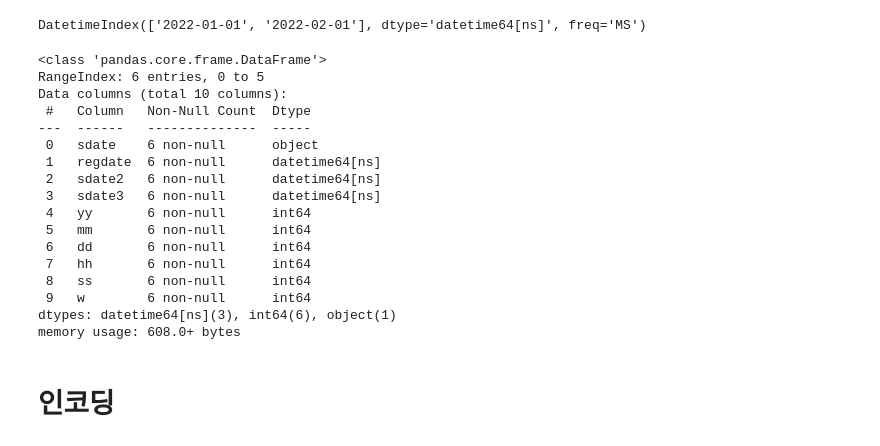
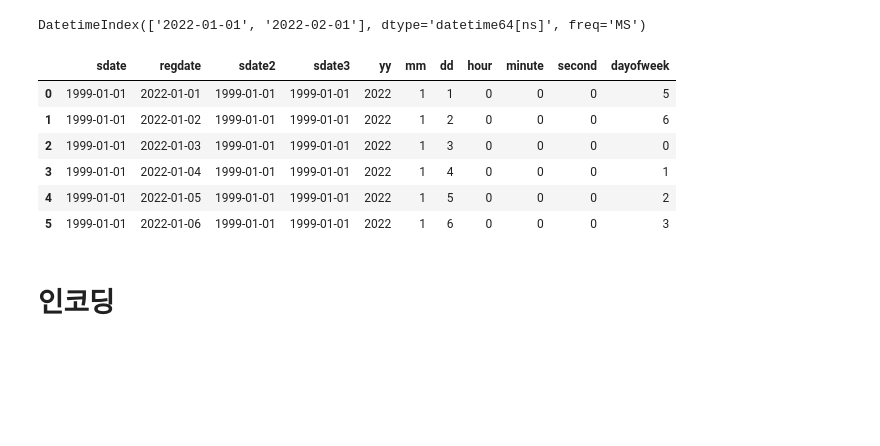
Before and after one commit to kkh1158/lecture, a Jupyter notebook: ML/lec01_기초.ipynb, the cells around one changed output. Cells and saved outputs as stored; diff of their text form; code cells hidden in the pictures; blank space fills up the shorter version.

```diff
--- a/ML/lec01_기초.ipynb
+++ b/ML/lec01_기초.ipynb
@@ -336,39 +334,29 @@ pd.date_range('2022-01-01', '2022-02-10', freq='MS')
 # %% [output]
 DatetimeIndex(['2022-01-01', '2022-02-01'], dtype='datetime64[ns]', freq='MS')
 # %%
-df = pd.DataFrame({'sdate':'1999-01-01', 'regdate':pd.date_range('2022-01-01', '2022-01-6', freq='d')})
+df = pd.DataFrame({'sdate':'1999-01-01', 'regdate':pd.date_range('2022-01-01', '2022-01-06', freq='d')})
 
 df['sdate2'] = df['sdate'].astype('datetime64')
 df['sdate3'] = pd.to_datetime(df['sdate'])
 
 df['yy'] = df['regdate'].dt.year
 df['mm'] = df['regdate'].dt.month
 df['dd'] = df['regdate'].dt.day
 
-df['hh'] = df['regdate'].dt.hour
-df['mm'] = df['regdate'].dt.minute
-df['ss'] = df['regdate'].dt.second
+df['hour'] = df['regdate'].dt.hour
+df['minute'] = df['regdate'].dt.minute
+df['second'] = df['regdate'].dt.second
 
-df['w'] = df['regdate'].dt.dayofweek
-df.info()
+df['dayofweek'] = df['regdate'].dt.dayofweek
+df
 # %% [output]
-<class 'pandas.core.frame.DataFrame'>
-RangeIndex: 6 entries, 0 to 5
-Data columns (total 10 columns):
- #   Column   Non-Null Count  Dtype
----  ------   --------------  -----
- 0   sdate    6 non-null      object
- 1   regdate  6 non-null      datetime64[ns]
- 2   sdate2   6 non-null      datetime64[ns]
- 3   sdate3   6 non-null      datetime64[ns]
- 4   yy       6 non-null      int64
- 5   mm       6 non-null      int64
- 6   dd       6 non-null      int64
- 7   hh       6 non-null      int64
- 8   ss       6 non-null      int64
- 9   w        6 non-null      int64
-dtypes: datetime64[ns](3), int64(6), object(1)
-memory usage: 608.0+ bytes
+|  | sdate | regdate | sdate2 | sdate3 | yy | mm | dd | hour | minute | second | dayofweek |
+| 0 | 1999-01-01 | 2022-01-01 | 1999-01-01 | 1999-01-01 | 2022 | 1 | 1 | 0 | 0 | 0 | 5 |
+| 1 | 1999-01-01 | 2022-01-02 | 1999-01-01 | 1999-01-01 | 2022 | 1 | 2 | 0 | 0 | 0 | 6 |
+| 2 | 1999-01-01 | 2022-01-03 | 1999-01-01 | 1999-01-01 | 2022 | 1 | 3 | 0 | 0 | 0 | 0 |
+| 3 | 1999-01-01 | 2022-01-04 | 1999-01-01 | 1999-01-01 | 2022 | 1 | 4 | 0 | 0 | 0 | 1 |
+| 4 | 1999-01-01 | 2022-01-05 | 1999-01-01 | 1999-01-01 | 2022 | 1 | 5 | 0 | 0 | 0 | 2 |
+| 5 | 1999-01-01 | 2022-01-06 | 1999-01-01 | 1999-01-01 | 2022 | 1 | 6 | 0 | 0 | 0 | 3 |
 # %% [markdown]
 # 인코딩
 # %%
```
Also changed, not shown: parts of 8 cells of this notebook, 3 other files.
